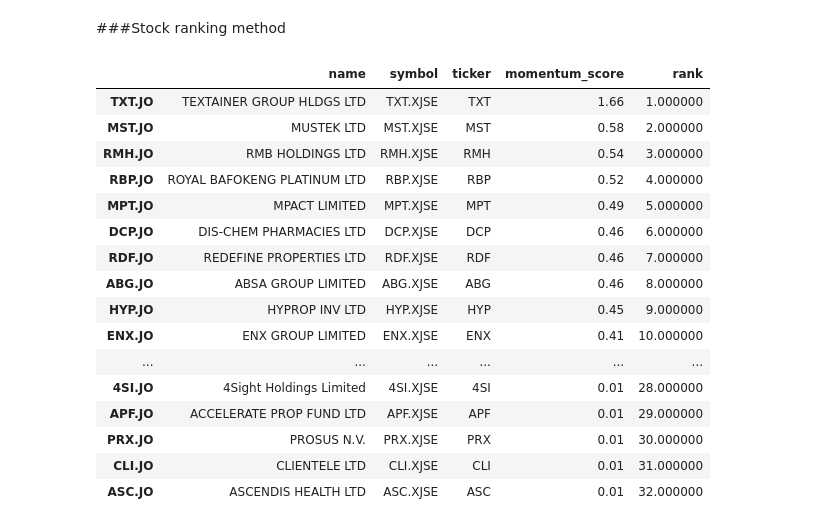
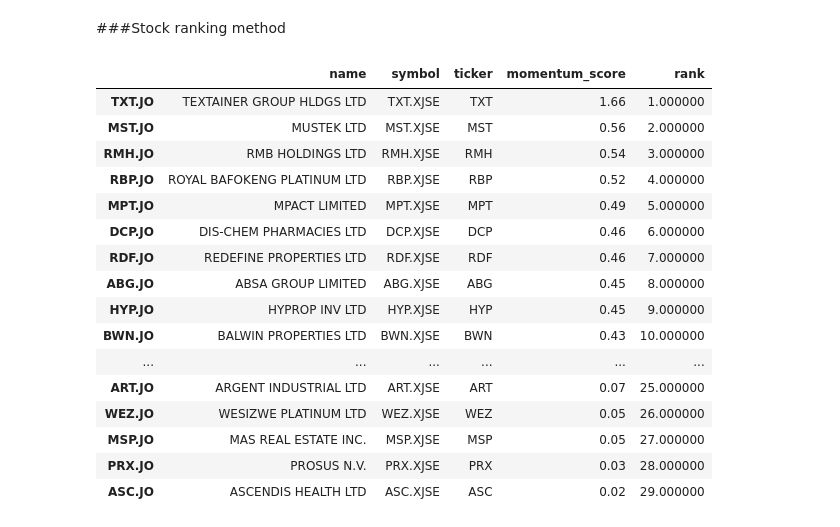
Before and after one commit to helmieresearch/helmieresearch, a Jupyter notebook: Momentum_Ranking_Model.ipynb, the cells around one changed output. Cells and saved outputs as stored; diff of their text form; code cells hidden in the pictures.

```diff
--- a/Momentum_Ranking_Model.ipynb
+++ b/Momentum_Ranking_Model.ipynb
@@ -1632,9 +1632,9 @@ momentums = stocks.copy(deep=True)
 for ticker in tickers:
     momentums[ticker] = stocks[ticker].rolling(125).apply(momentum, raw=False)
 
-result = momentums.sort_values(by = '2023-07-04', axis = 1, ascending =False)
+result = momentums.sort_values(by = '2023-07-05', axis = 1, ascending =False)
 result.reset_index(inplace=True)
-res=result[~(result['date'] < '2023-07-04')].dropna(axis=1)
+res=result[~(result['date'] < '2023-07-05')].dropna(axis=1)
 
 mes = res.reindex(columns = res.columns.tolist()
                                   + ['empty'])
@@ -1653,48 +1653,48 @@ df=df.drop(['empty'], axis=1)
 
 finalframe=df.drop(index=0)
 
 finalframe['momentum_score'] =finalframe['momentum_score'].astype(float)
 
 finalframe['rank']=finalframe['momentum_score'].rank(ascending=False)
 
 finalframe['momentum_score'] =finalframe['momentum_score'].astype(float)
 
 finalframe.style.format({'momentum_score':"{:.2f}"})
 
 Mylist = finalframe["symbol"].tolist()
 
 finalframe.set_index('symbol',inplace=True)
 
 final = pd.concat([df1, df2], axis=1, join='inner')
 final.columns.values[3] = "tickers"
 final.columns = final.columns.astype(str)
 
 final.set_index('tickers', inplace=True)
 Yes = final.reindex(Mylist)
 
 rt = pd.concat([finalframe, Yes], axis=1, join='inner')
 
 rt = rt.iloc[:, [2, 3, 4, 0, 1]]
 
 rt.style.format({'momentum_score':"{:.2f}"})
 # %% [output]
 |  | name | symbol | ticker | momentum_score | rank |
 | TXT.JO | TEXTAINER GROUP HLDGS LTD | TXT.XJSE | TXT | 1.66 | 1.000000 |
-| MST.JO | MUSTEK LTD | MST.XJSE | MST | 0.58 | 2.000000 |
+| MST.JO | MUSTEK LTD | MST.XJSE | MST | 0.56 | 2.000000 |
 | RMH.JO | RMB HOLDINGS LTD | RMH.XJSE | RMH | 0.54 | 3.000000 |
 | RBP.JO | ROYAL BAFOKENG PLATINUM LTD | RBP.XJSE | RBP | 0.52 | 4.000000 |
 | MPT.JO | MPACT LIMITED | MPT.XJSE | MPT | 0.49 | 5.000000 |
 | DCP.JO | DIS-CHEM PHARMACIES LTD | DCP.XJSE | DCP | 0.46 | 6.000000 |
 | RDF.JO | REDEFINE PROPERTIES LTD | RDF.XJSE | RDF | 0.46 | 7.000000 |
-| ABG.JO | ABSA GROUP LIMITED | ABG.XJSE | ABG | 0.46 | 8.000000 |
+| ABG.JO | ABSA GROUP LIMITED | ABG.XJSE | ABG | 0.45 | 8.000000 |
 | HYP.JO | HYPROP INV LTD | HYP.XJSE | HYP | 0.45 | 9.000000 |
-| ENX.JO | ENX GROUP LIMITED | ENX.XJSE | ENX | 0.41 | 10.000000 |
+| BWN.JO | BALWIN PROPERTIES LTD | BWN.XJSE | BWN | 0.43 | 10.000000 |
 | ... | ... | ... | ... | ... | ... |
-| 4SI.JO | 4Sight Holdings Limited | 4SI.XJSE | 4SI | 0.01 | 28.000000 |
-| APF.JO | ACCELERATE PROP FUND LTD | APF.XJSE | APF | 0.01 | 29.000000 |
-| PRX.JO | PROSUS N.V. | PRX.XJSE | PRX | 0.01 | 30.000000 |
-| CLI.JO | CLIENTELE LTD | CLI.XJSE | CLI | 0.01 | 31.000000 |
-| ASC.JO | ASCENDIS HEALTH LTD | ASC.XJSE | ASC | 0.01 | 32.000000 |
+| ART.JO | ARGENT INDUSTRIAL LTD | ART.XJSE | ART | 0.07 | 25.000000 |
+| WEZ.JO | WESIZWE PLATINUM LTD | WEZ.XJSE | WEZ | 0.05 | 26.000000 |
+| MSP.JO | MAS REAL ESTATE INC. | MSP.XJSE | MSP | 0.05 | 27.000000 |
+| PRX.JO | PROSUS N.V. | PRX.XJSE | PRX | 0.03 | 28.000000 |
+| ASC.JO | ASCENDIS HEALTH LTD | ASC.XJSE | ASC | 0.02 | 29.000000 |
 # %%
 
 """
```
Also changed, not shown: parts of 22 cells of this notebook.
